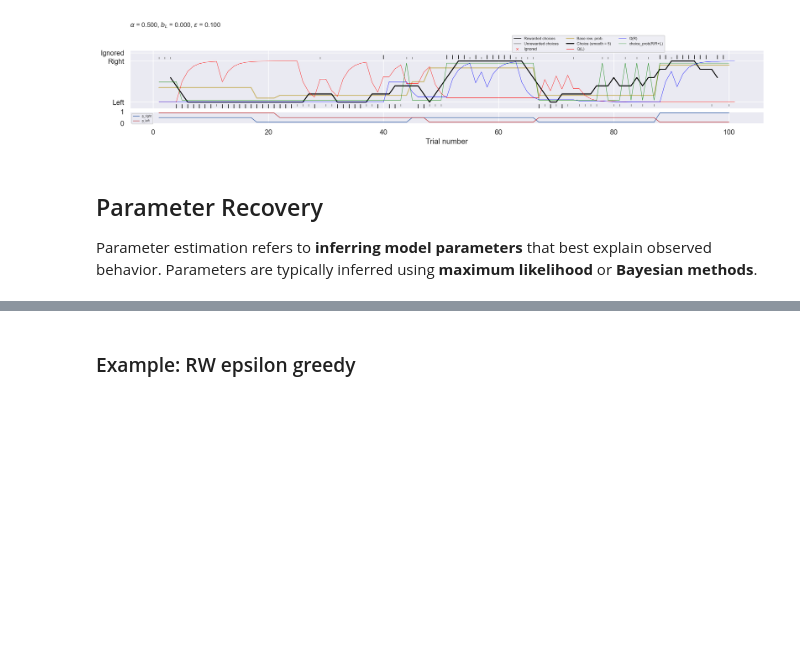
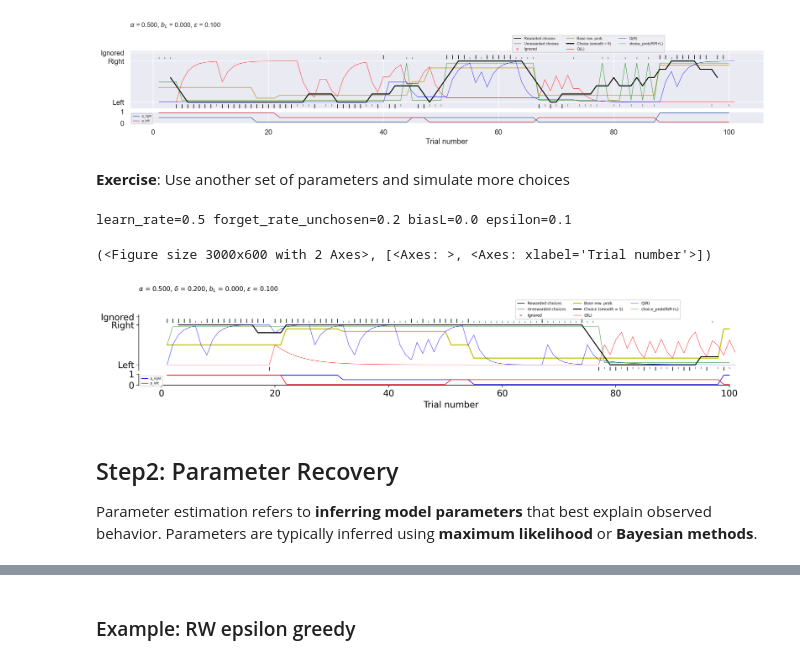
Before and after one commit to AllenSWDB/SWDB_2025_Dynamical_Systems, a Jupyter notebook: code/Workshop-2-Model-Fitting.ipynb, the cells around one changed output, grey strips where cells are left out. Drawn from its saved outputs; the diff is of its cells as text; code cells hidden in the pictures; blank space fills up the shorter version.

```diff
--- a/code/Workshop-2-Model-Fitting.ipynb
+++ b/code/Workshop-2-Model-Fitting.ipynb
@@ -622,7 +582,19 @@ Unrewarded / unexpected choice outcome
 fig, axes = forager_RW.plot_session(if_plot_latent=True)
 # %% [output]
 [figure]
+# %% [markdown]
+**Exercise**:
+Use another set of parameters and simulate more choices
+# %%
+forager_RW2 = ForagerQLearning(number_of_learning_rate=1,number_of_forget_rate=1,choice_kernel="none",action_selection="epsilon-greedy")
+print(forager_RW2.params)
+forager_RW2.perform(task)
+forager_RW2.plot_session(if_plot_latent=True)
+# %% [output]
+learn_rate=0.5 forget_rate_unchosen=0.2 biasL=0.0 epsilon=0.1
+(<Figure size 3000x600 with 2 Axes>, [<Axes: >, <Axes: xlabel='Trial number'>])
+[figure, added]
 # %% [markdown]
-## Parameter Recovery
+## Step2: Parameter Recovery
 Parameter estimation refers to **inferring model parameters** that best explain observed behavior.
 Parameters are typically inferred using **maximum likelihood** or **Bayesian methods**.
```
Also changed, not shown: parts of 51 cells of this notebook, 1 other file.
